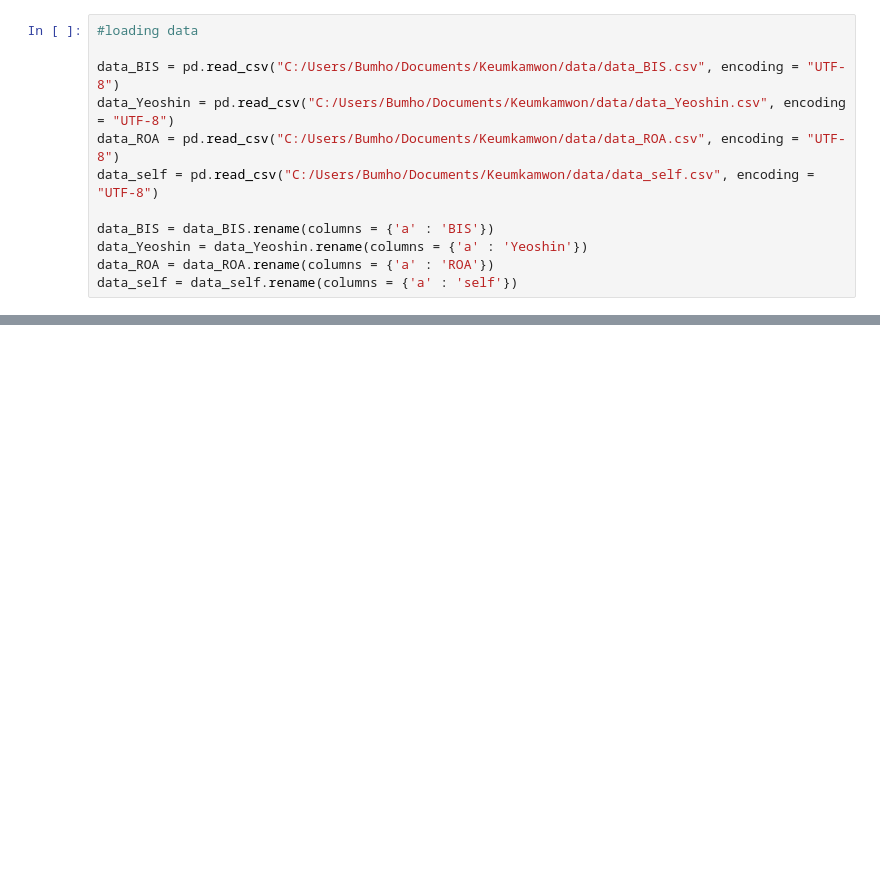
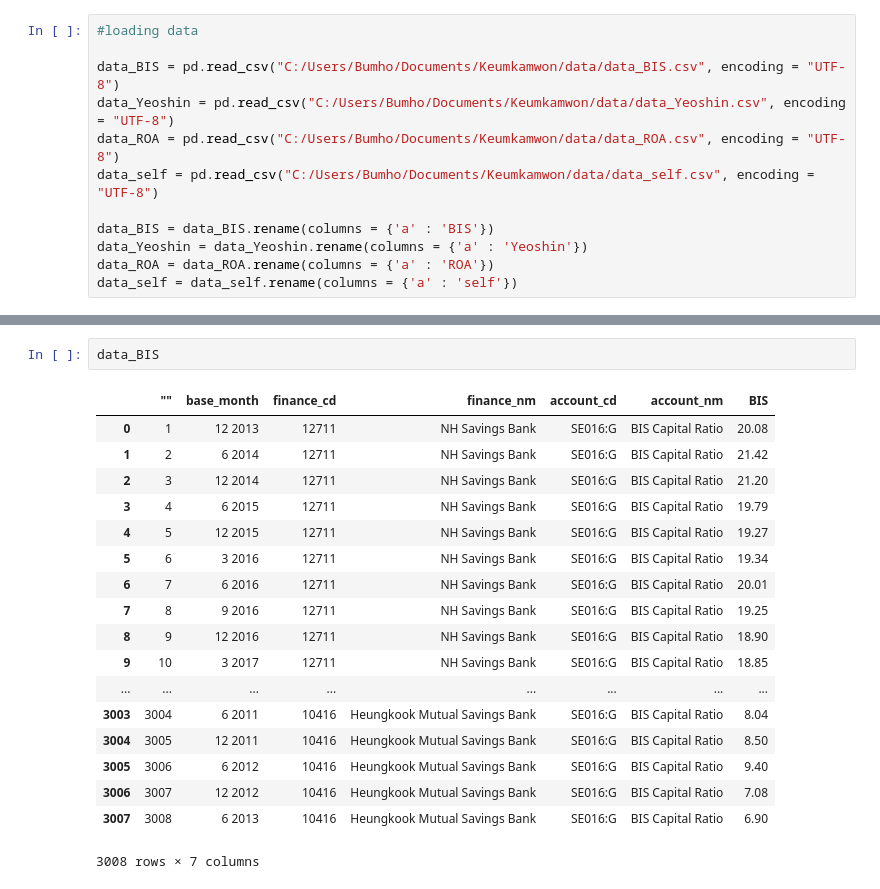
Before and after one commit to andymogul/Keumkam, a Jupyter notebook: Basic_logistic.ipynb, the cells around one changed output, grey strips where cells are left out. Drawn from its saved outputs; the diff is of its cells as text; blank space fills up the shorter version.

```diff
--- a/Basic_logistic.ipynb
+++ b/Basic_logistic.ipynb
@@ -213,0 +339,21 @@ Confusion matrix for training set...
+# %%
+data_BIS
+# %% [output]
+|  | ﻿"" | base_month | finance_cd | finance_nm | account_cd | account_nm | BIS |
+| 0 | 1 | 12 2013 | 12711 | NH Savings Bank | SE016:G | BIS Capital Ratio | 20.08 |
+| 1 | 2 | 6 2014 | 12711 | NH Savings Bank | SE016:G | BIS Capital Ratio | 21.42 |
+| 2 | 3 | 12 2014 | 12711 | NH Savings Bank | SE016:G | BIS Capital Ratio | 21.20 |
+| 3 | 4 | 6 2015 | 12711 | NH Savings Bank | SE016:G | BIS Capital Ratio | 19.79 |
+| 4 | 5 | 12 2015 | 12711 | NH Savings Bank | SE016:G | BIS Capital Ratio | 19.27 |
+| 5 | 6 | 3 2016 | 12711 | NH Savings Bank | SE016:G | BIS Capital Ratio | 19.34 |
+| 6 | 7 | 6 2016 | 12711 | NH Savings Bank | SE016:G | BIS Capital Ratio | 20.01 |
+| 7 | 8 | 9 2016 | 12711 | NH Savings Bank | SE016:G | BIS Capital Ratio | 19.25 |
+| 8 | 9 | 12 2016 | 12711 | NH Savings Bank | SE016:G | BIS Capital Ratio | 18.90 |
+| 9 | 10 | 3 2017 | 12711 | NH Savings Bank | SE016:G | BIS Capital Ratio | 18.85 |
+| ... | ... | ... | ... | ... | ... | ... | ... |
+| 3003 | 3004 | 6 2011 | 10416 | Heungkook Mutual Savings Bank | SE016:G | BIS Capital Ratio | 8.04 |
+| 3004 | 3005 | 12 2011 | 10416 | Heungkook Mutual Savings Bank | SE016:G | BIS Capital Ratio | 8.50 |
+| 3005 | 3006 | 6 2012 | 10416 | Heungkook Mutual Savings Bank | SE016:G | BIS Capital Ratio | 9.40 |
+| 3006 | 3007 | 12 2012 | 10416 | Heungkook Mutual Savings Bank | SE016:G | BIS Capital Ratio | 7.08 |
+| 3007 | 3008 | 6 2013 | 10416 | Heungkook Mutual Savings Bank | SE016:G | BIS Capital Ratio | 6.90 |
+3008 rows × 7 columns
```
Also changed, not shown: parts of 10 cells of this notebook.
